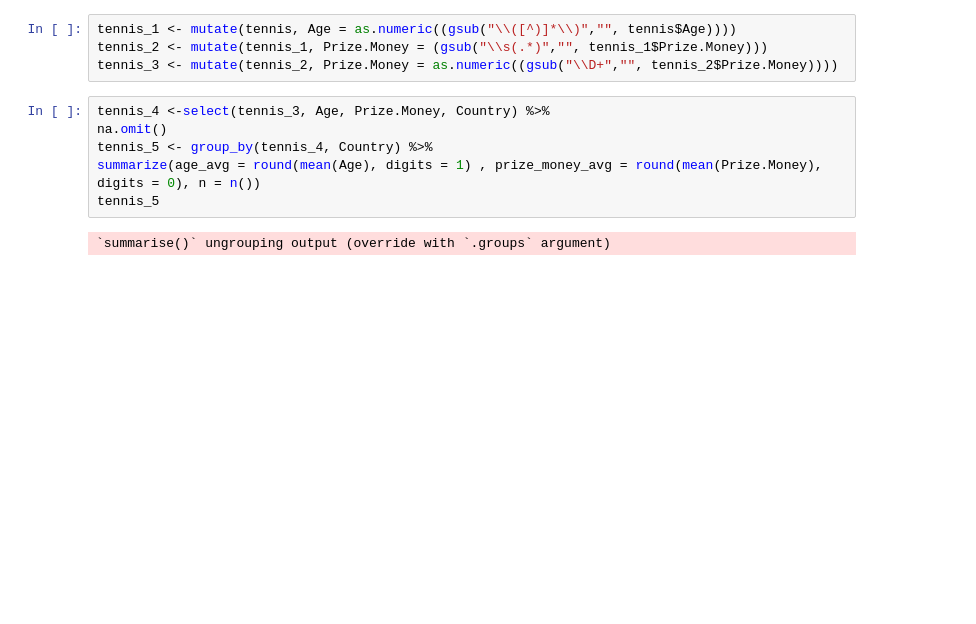
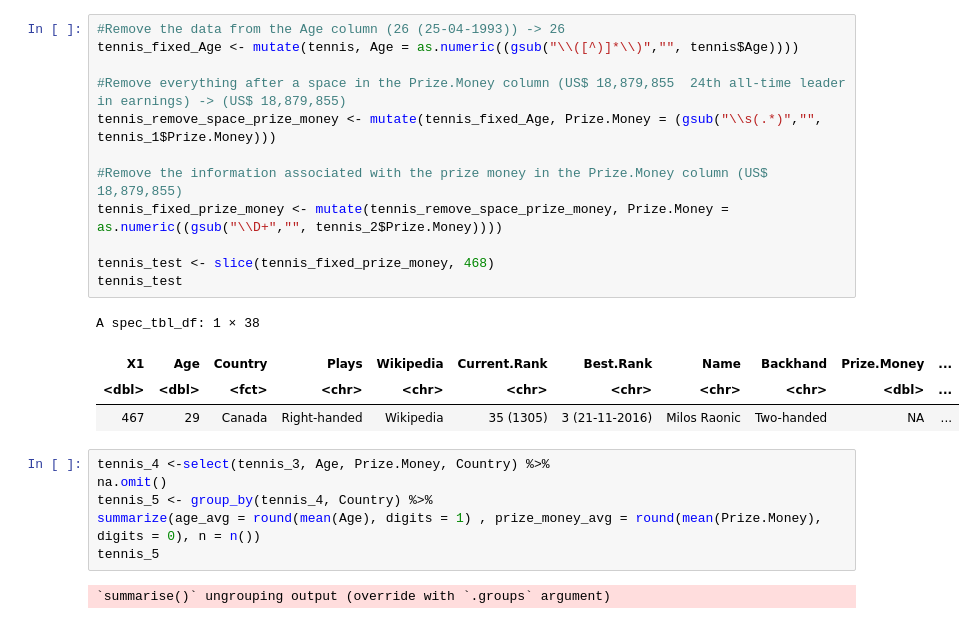
Before and after one commit to navg1250/dsci100_project, a Jupyter notebook: tennis_project.ipynb, the cells around one changed output. Drawn from its saved outputs; the diff is of its cells as text; blank space fills up the shorter version.

```diff
--- a/tennis_project.ipynb
+++ b/tennis_project.ipynb
@@ -43,10 +64,23 @@ $ Team.Cups        <dbl> NA, NA, NA, NA, NA, NA, NA, NA, NA, NA, NA, NA, NA, …
 $ Olympics         <dbl> NA, NA, NA, NA, NA, NA, NA, NA, NA, NA, NA, NA, NA, …
 $ Weeks.at.No..1   <dbl> NA, NA, NA, NA, NA, NA, NA, NA, NA, NA, NA, NA, NA, …
 $ Tour.Finals      <dbl> NA, NA, NA, NA, NA, NA, NA, NA, NA, NA, NA, NA, NA, …
-# %%
-tennis_1 <- mutate(tennis, Age = as.numeric((gsub("\\([^)]*\\)","", tennis$Age))))
-tennis_2 <- mutate(tennis_1, Prize.Money = (gsub("\\s(.*)","", tennis_1$Prize.Money)))
-tennis_3 <- mutate(tennis_2, Prize.Money = as.numeric((gsub("\\D+","", tennis_2$Prize.Money))))
+# %%
+#Remove the data from the Age column (26 (25-04-1993)) -> 26
+tennis_fixed_Age <- mutate(tennis, Age = as.numeric((gsub("\\([^)]*\\)","", tennis$Age))))
+
+#Remove everything after a space in the Prize.Money column (US$ 18,879,855  24th all-time leader in earnings) -> (US$ 18,879,855)
+tennis_remove_space_prize_money <- mutate(tennis_fixed_Age, Prize.Money = (gsub("\\s(.*)","", tennis_1$Prize.Money)))
+
+#Remove the information associated with the prize money in the Prize.Money column (US$ 18,879,855)
+tennis_fixed_prize_money <- mutate(tennis_remove_space_prize_money, Prize.Money = as.numeric((gsub("\\D+","", tennis_2$Prize.Money))))
+
+tennis_test <- slice(tennis_fixed_prize_money, 468)
+tennis_test
+# %% [output]
+A spec_tbl_df: 1 × 38
+| X1 | Age | Country | Plays | Wikipedia | Current.Rank | Best.Rank | Name | Backhand | Prize.Money | ... |
+| <dbl> | <dbl> | <fct> | <chr> | <chr> | <chr> | <chr> | <chr> | <chr> | <dbl> | ... |
+| 467 | 29 | Canada | Right-handed | Wikipedia | 35 (1305) | 3 (21-11-2016) | Milos Raonic | Two-handed | NA | ... |
 # %%
 tennis_4 <-select(tennis_3, Age, Prize.Money, Country) %>%
 na.omit()
```
Also changed, not shown: parts of 5 cells of this notebook.
